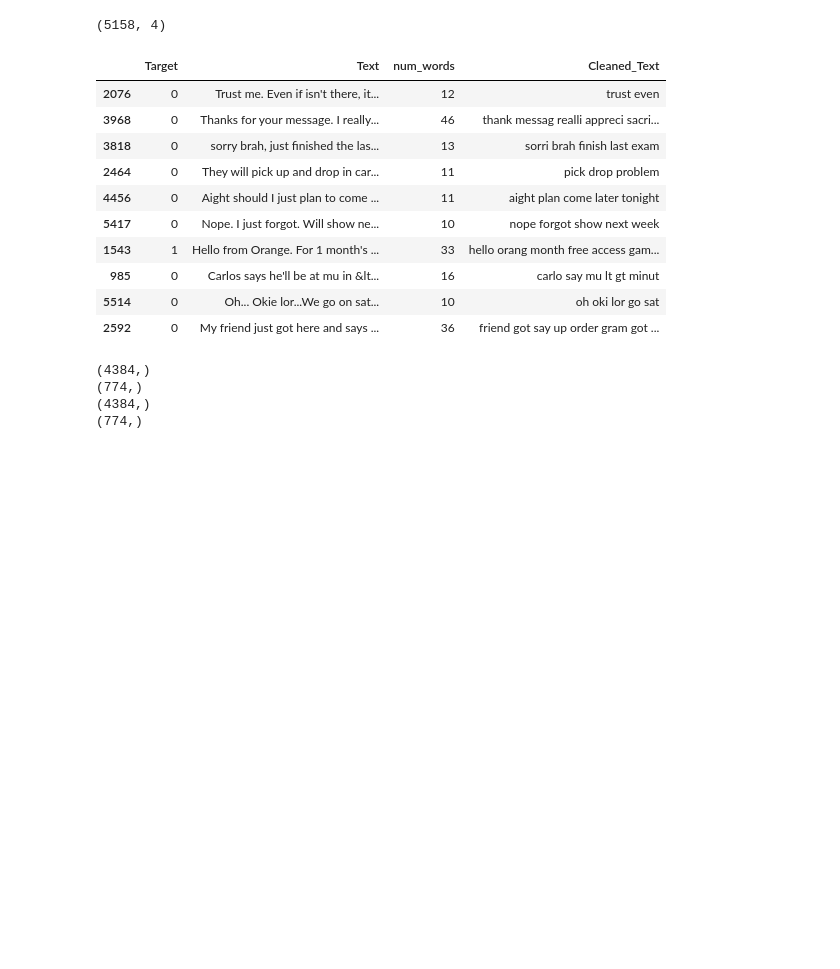
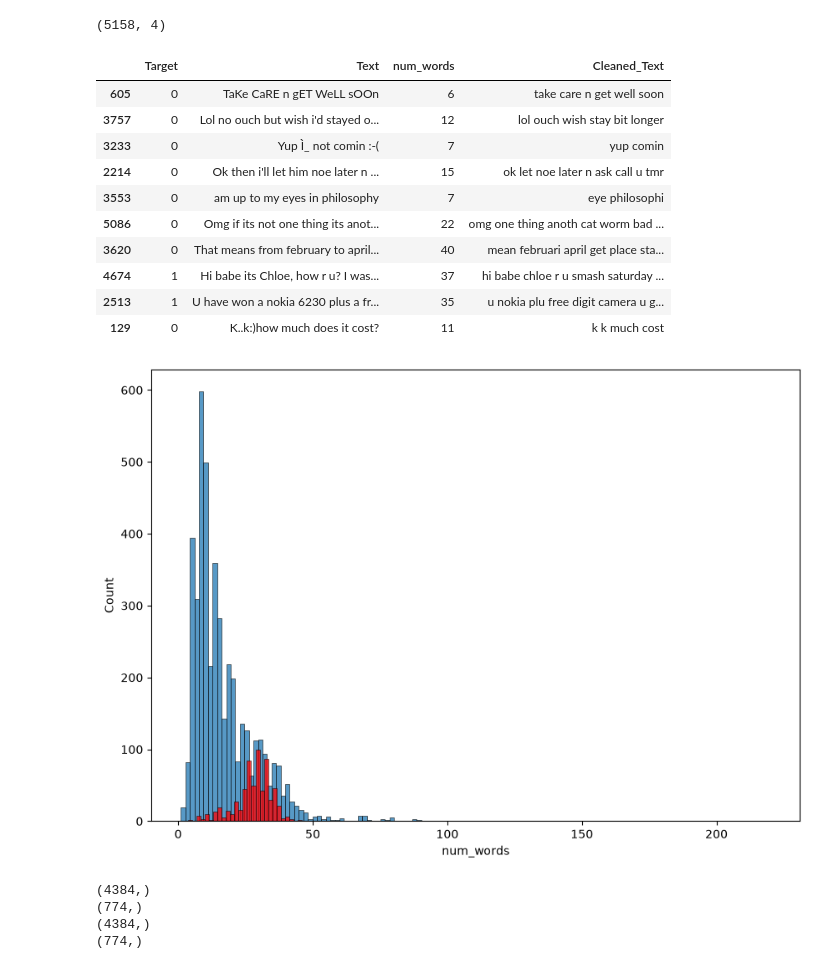
Before and after one commit to Ammar-Negm/ML_Project, a Jupyter notebook: newText.ipynb, the cells around one changed output. Drawn from its saved outputs; the diff is of its cells as text; code cells hidden in the pictures; blank space fills up the shorter version.

```diff
--- a/newText.ipynb
+++ b/newText.ipynb
@@ -43,7 +43,7 @@ data['v2'] = data[['v2'] + extra_columns].apply(
     axis=1
 )
 # %%
-data.drop(columns=['Unnamed: 2','Unnamed: 3','Unnamed: 4'],axis=1,inplace=True)
+data.drop(columns=['Unnamed: 2','Unnamed: 3','Unnamed: 4'],inplace=True)
 # %%
 data.sample(5)
 # %% [output]
@@ -241,16 +228,23 @@ data['Target']=encoder.fit_transform(data['Target'])
 data.sample(10)
 # %% [output]
 |  | Target | Text | num_words | Cleaned_Text |
-| 2076 | 0 | Trust me. Even if isn't there, it... | 12 | trust even |
-| 3968 | 0 | Thanks for your message. I really... | 46 | thank messag realli appreci sacri... |
-| 3818 | 0 | sorry brah, just finished the las... | 13 | sorri brah finish last exam |
-| 2464 | 0 | They will pick up and drop in car... | 11 | pick drop problem |
-| 4456 | 0 | Aight should I just plan to come ... | 11 | aight plan come later tonight |
-| 5417 | 0 | Nope. I just forgot. Will show ne... | 10 | nope forgot show next week |
-| 1543 | 1 | Hello from Orange. For 1 month's ... | 33 | hello orang month free access gam... |
-| 985 | 0 | Carlos says he'll be at mu in &lt... | 16 | carlo say mu lt gt minut |
-| 5514 | 0 | Oh... Okie lor...We go on sat... | 10 | oh oki lor go sat |
-| 2592 | 0 | My friend just got here and says ... | 36 | friend got say up order gram got ... |
+| 605 | 0 | TaKe CaRE n gET WeLL sOOn | 6 | take care n get well soon |
+| 3757 | 0 | Lol no ouch but wish i'd stayed o... | 12 | lol ouch wish stay bit longer |
+| 3233 | 0 | Yup Ì_ not comin :-( | 7 | yup comin |
+| 2214 | 0 | Ok then i'll let him noe later n ... | 15 | ok let noe later n ask call u tmr |
+| 3553 | 0 | am up to my eyes in philosophy | 7 | eye philosophi |
+| 5086 | 0 | Omg if its not one thing its anot... | 22 | omg one thing anoth cat worm bad ... |
+| 3620 | 0 | That means from february to april... | 40 | mean februari april get place sta... |
+| 4674 | 1 | Hi babe its Chloe, how r u? I was... | 37 | hi babe chloe r u smash saturday ... |
+| 2513 | 1 | U have won a nokia 6230 plus a fr... | 35 | u nokia plu free digit camera u g... |
+| 129 | 0 | K..k:)how much does it cost? | 11 | k k much cost |
+# %%
+plt.figure(figsize=(10,7))
+sns.histplot(data[data["Target"]==0]["num_words"])
+sns.histplot(data[data["Target"]==1]["num_words"],color="red")
+plt.show()
+# %% [output]
+[figure, added]
 # %%
 from sklearn.model_selection import train_test_split
 X = data['Cleaned_Text']
```
Also changed, not shown: parts of 14 cells of this notebook, 2 other files.
